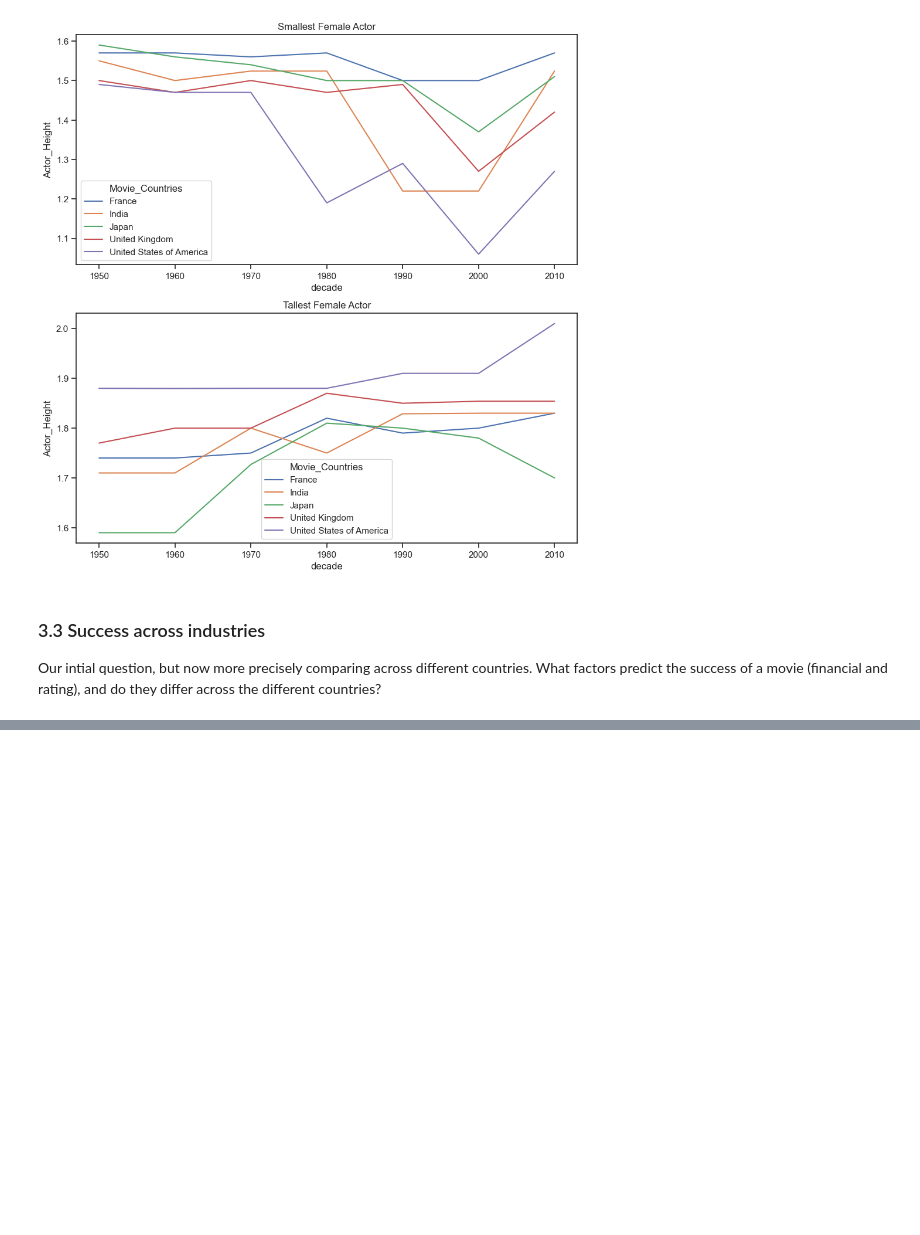
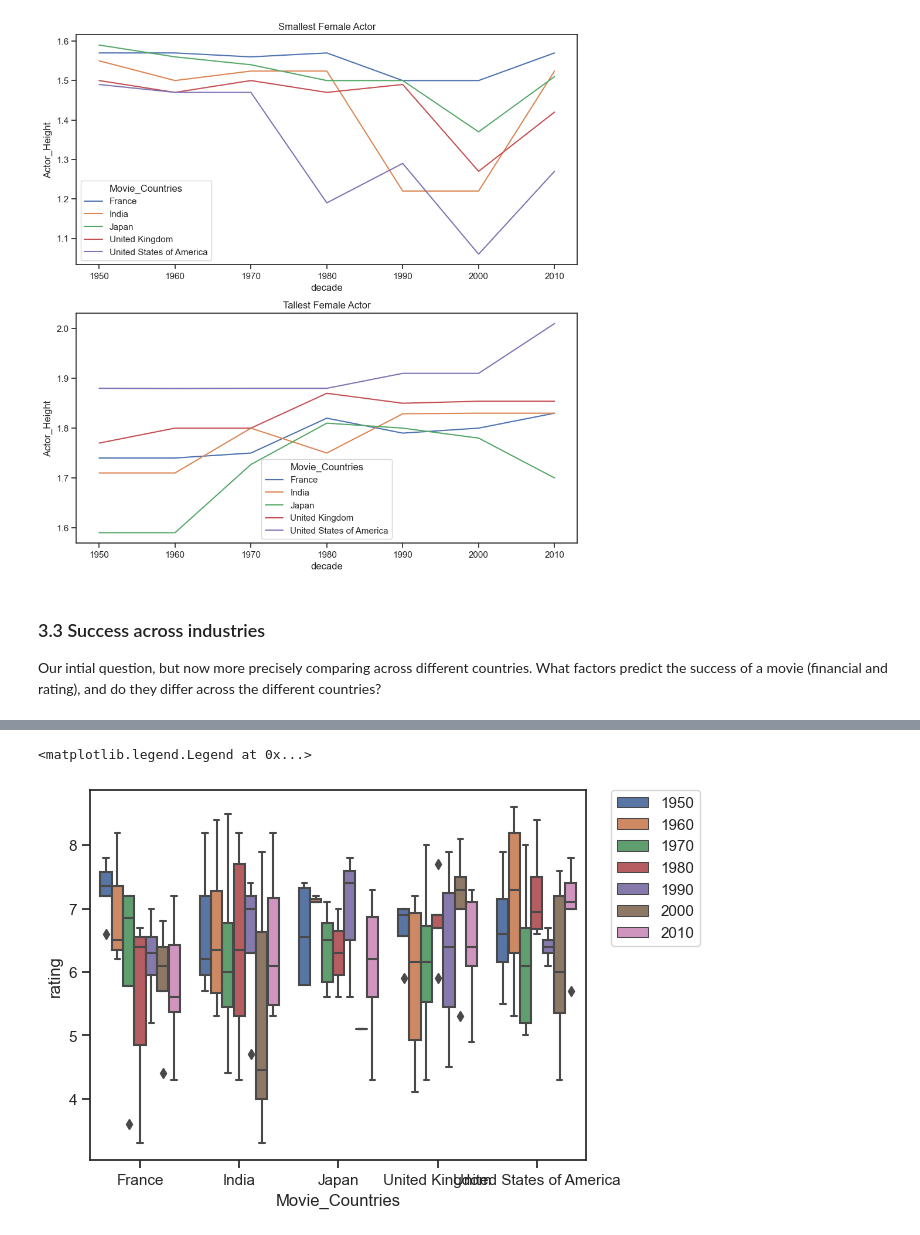
Before and after one commit to epfl-ada/ada-2022-project-robopros, a Jupyter notebook: notebooks/milestone2.ipynb, the cells around one changed output, grey strips where cells are left out. Saved outputs shown, nothing was run; the diff lists cells and outputs as text; code cells hidden in the pictures; blank space fills up the shorter version.

```diff
--- a/notebooks/milestone2.ipynb
+++ b/notebooks/milestone2.ipynb
@@ -824,0 +1126,7 @@ What factors predict the success of a movie (financial and rating), and do they
+# %%
+# plot data for specific countries
+sns.boxplot(data=sample, x="Movie_Countries", y="rating", hue="decade")
+plt.legend(bbox_to_anchor=(1.05, 1), loc=2, borderaxespad=0.)
+# %% [output]
+<matplotlib.legend.Legend at 0x...>
+[figure, added]
```
Also changed, not shown: parts of 48 cells of this notebook.
